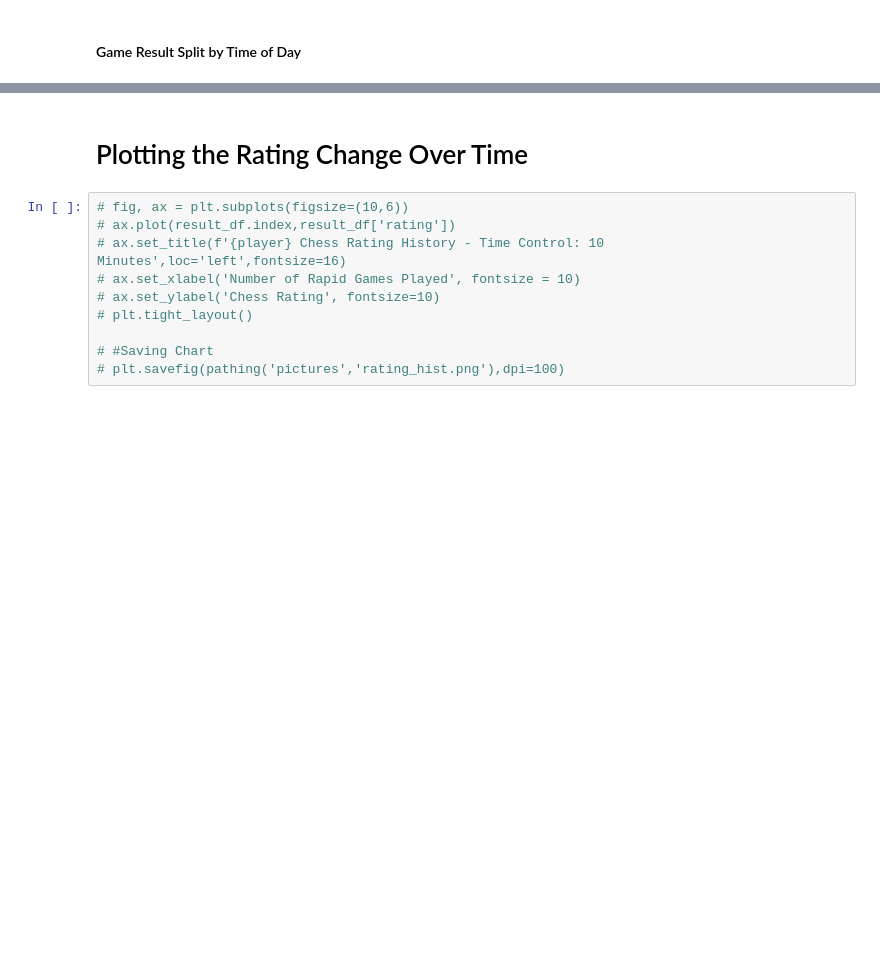
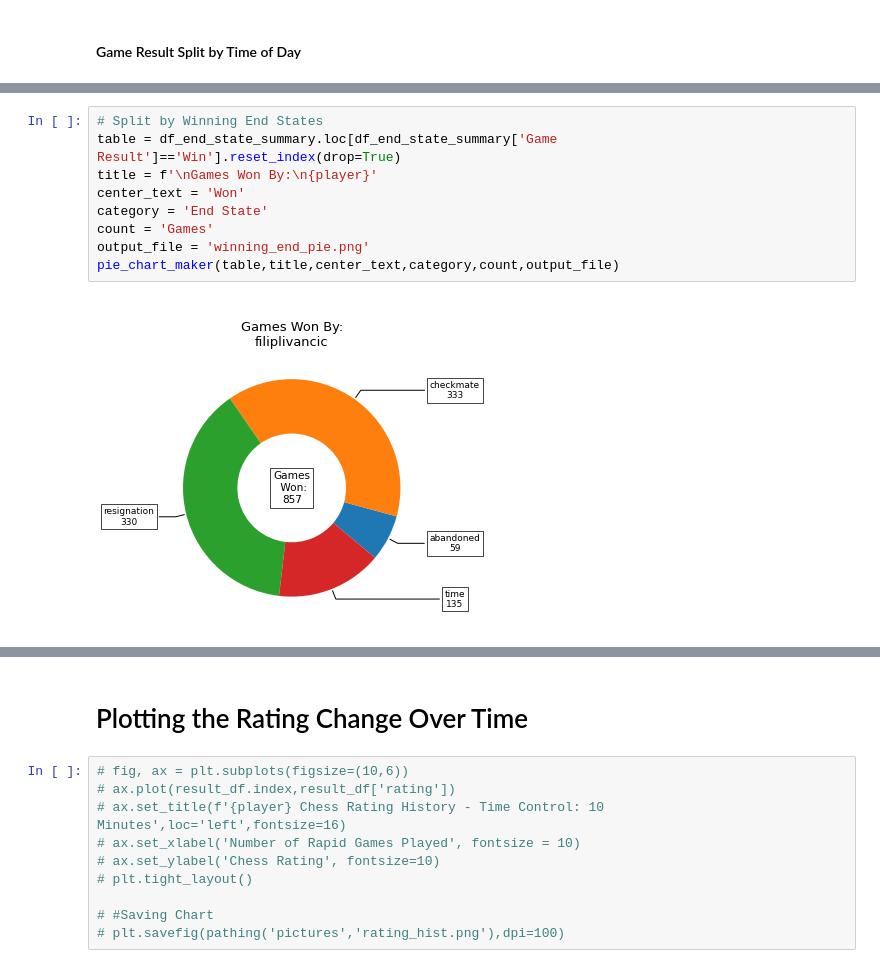
Before and after one commit to Filpill/chess_analysis, a Jupyter notebook: chess_analysis_v2.ipynb, the cells around one changed output, grey strips where cells are left out. Saved outputs shown, nothing was run; the diff lists cells and outputs as text; blank space fills up the shorter version.

```diff
--- a/chess_analysis_v2.ipynb
+++ b/chess_analysis_v2.ipynb
@@ -414,0 +493,11 @@ plt.tight_layout()
+# %%
+# Split by Winning End States
+table = df_end_state_summary.loc[df_end_state_summary['Game Result']=='Win'].reset_index(drop=True)
+title = f'\nGames Won By:\n{player}'
+center_text = 'Won'
+category = 'End State'
+count = 'Games'
+output_file = 'winning_end_pie.png'
+pie_chart_maker(table,title,center_text,category,count,output_file)
+# %% [output]
+[figure, added]
```
Also changed, not shown: parts of 16 cells of this notebook, 8 other files.
